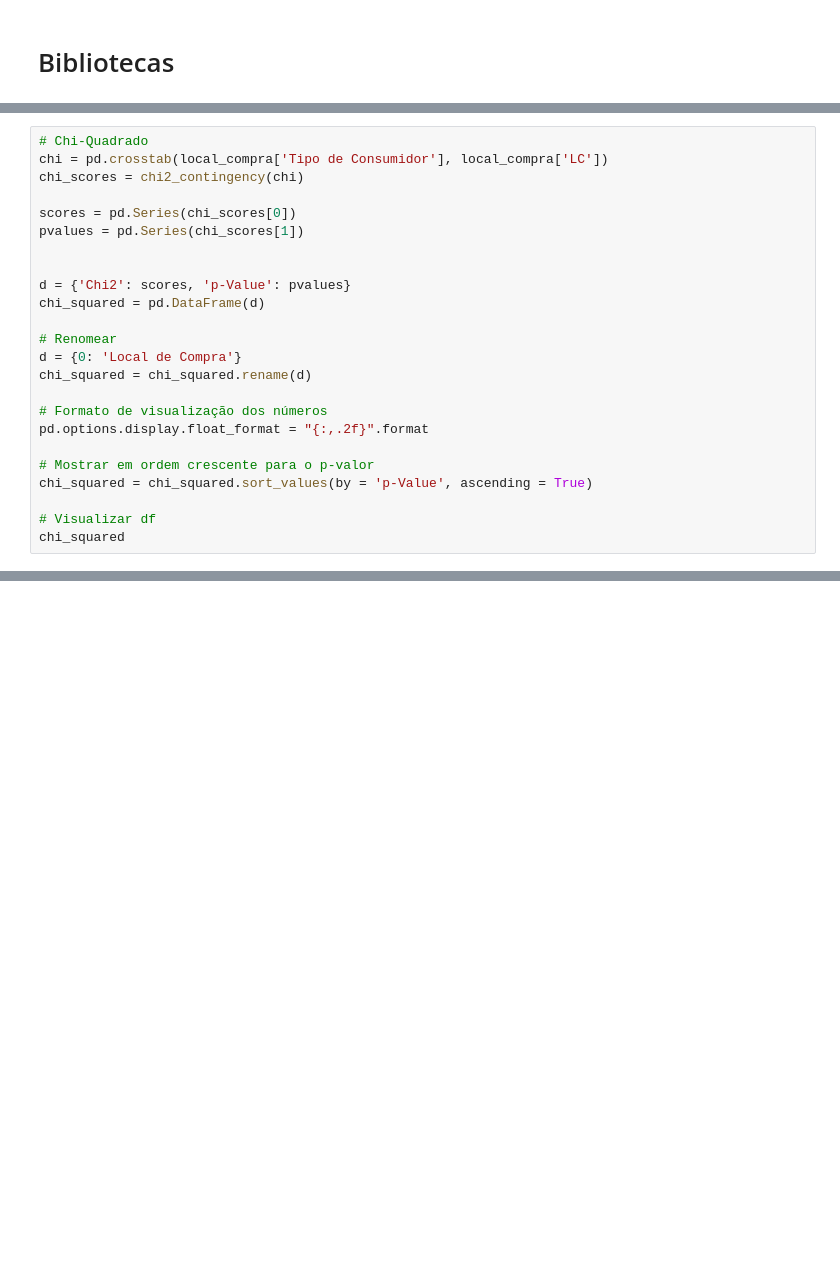
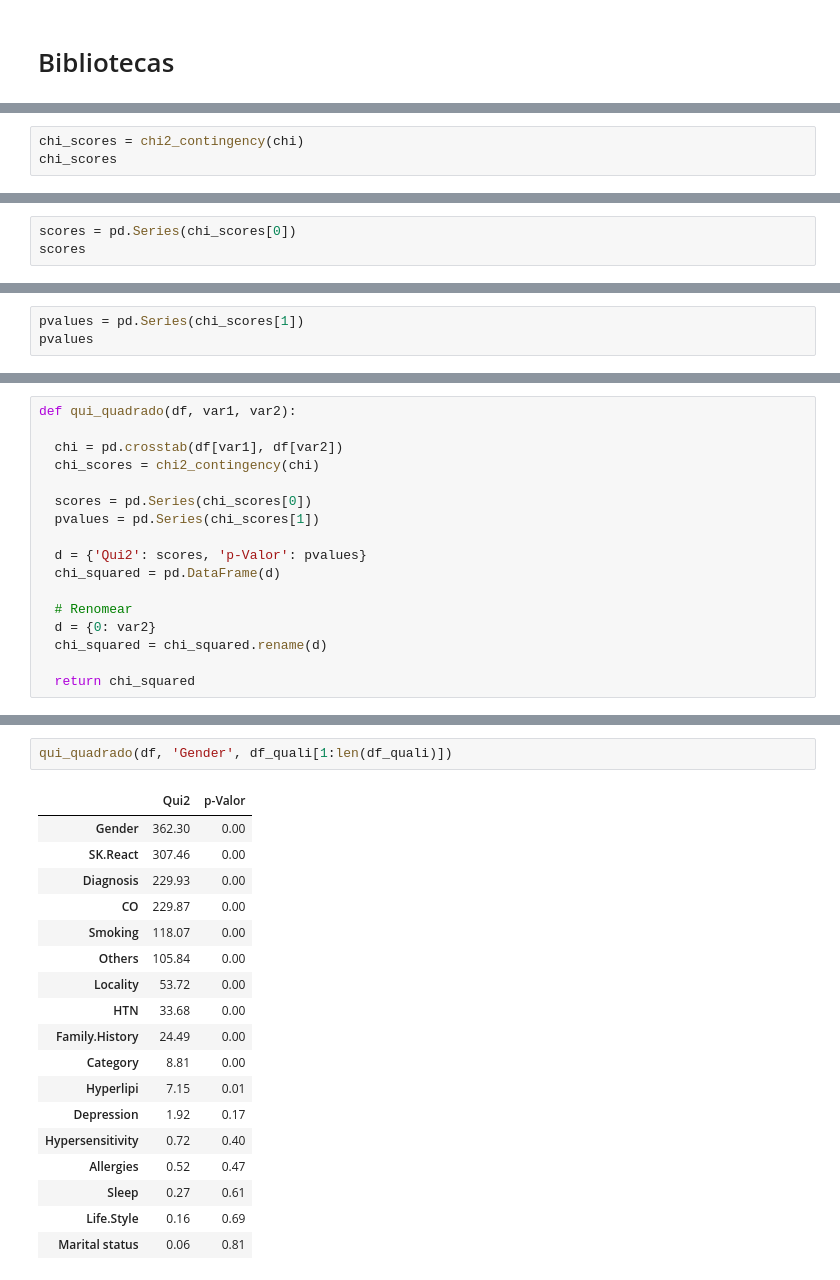
Before and after one commit to al-lla/teste_qui_quadrado, a Jupyter notebook: teste_qui_quadrado.ipynb, the cells around one changed output, grey strips where cells are left out. Saved outputs shown, nothing was run; the diff lists cells and outputs as text; blank space fills up the shorter version.

```diff
--- a/teste_qui_quadrado.ipynb
+++ b/teste_qui_quadrado.ipynb
@@ -23,0 +130,3 @@ A base de dados utilizada nesse notebook foi retirada do [kaggle](https://www.ka
+# %%
+chi_scores = chi2_contingency(chi)
+chi_scores
@@ -23,0 +143,3 @@ A base de dados utilizada nesse notebook foi retirada do [kaggle](https://www.ka
+# %%
+scores = pd.Series(chi_scores[0])
+scores
@@ -23,0 +151,3 @@ A base de dados utilizada nesse notebook foi retirada do [kaggle](https://www.ka
+# %%
+pvalues = pd.Series(chi_scores[1])
+pvalues
@@ -24,24 +161,17 @@ A base de dados utilizada nesse notebook foi retirada do [kaggle](https://www.ka
 # %%
-# Chi-Quadrado
-chi = pd.crosstab(local_compra['Tipo de Consumidor'], local_compra['LC'])
-chi_scores = chi2_contingency(chi)
+def qui_quadrado(df, var1, var2):
 
-scores = pd.Series(chi_scores[0])
-pvalues = pd.Series(chi_scores[1])
+  chi = pd.crosstab(df[var1], df[var2])
+  chi_scores = chi2_contingency(chi)
 
+  scores = pd.Series(chi_scores[0])
+  pvalues = pd.Series(chi_scores[1])
 
-d = {'Chi2': scores, 'p-Value': pvalues}
-chi_squared = pd.DataFrame(d)
+  d = {'Qui2': scores, 'p-Valor': pvalues}
+  chi_squared = pd.DataFrame(d)
 
-# Renomear
-d = {0: 'Local de Compra'}
-chi_squared = chi_squared.rename(d)
+  # Renomear
+  d = {0: var2}
+  chi_squared = chi_squared.rename(d)
 
-# Formato de visualização dos números
-pd.options.display.float_format = "{:,.2f}".format
-
-# Mostrar em ordem crescente para o p-valor
-chi_squared = chi_squared.sort_values(by = 'p-Value', ascending = True)
-
-# Visualizar df
-chi_squared
+  return chi_squared
@@ -131,0 +228,21 @@ chi_squared
+# %%
+qui_quadrado(df, 'Gender', df_quali[1:len(df_quali)])
+# %% [output]
+|  | Qui2 | p-Valor |
+| Gender | 362.30 | 0.00 |
+| SK.React | 307.46 | 0.00 |
+| Diagnosis | 229.93 | 0.00 |
+| CO | 229.87 | 0.00 |
+| Smoking | 118.07 | 0.00 |
+| Others | 105.84 | 0.00 |
+| Locality | 53.72 | 0.00 |
+| HTN | 33.68 | 0.00 |
+| Family.History | 24.49 | 0.00 |
+| Category | 8.81 | 0.00 |
+| Hyperlipi | 7.15 | 0.01 |
+| Depression | 1.92 | 0.17 |
+| Hypersensitivity | 0.72 | 0.40 |
+| Allergies | 0.52 | 0.47 |
+| Sleep | 0.27 | 0.61 |
+| Life.Style | 0.16 | 0.69 |
+| Marital status | 0.06 | 0.81 |
```
Also changed, not shown: parts of 24 cells of this notebook.
